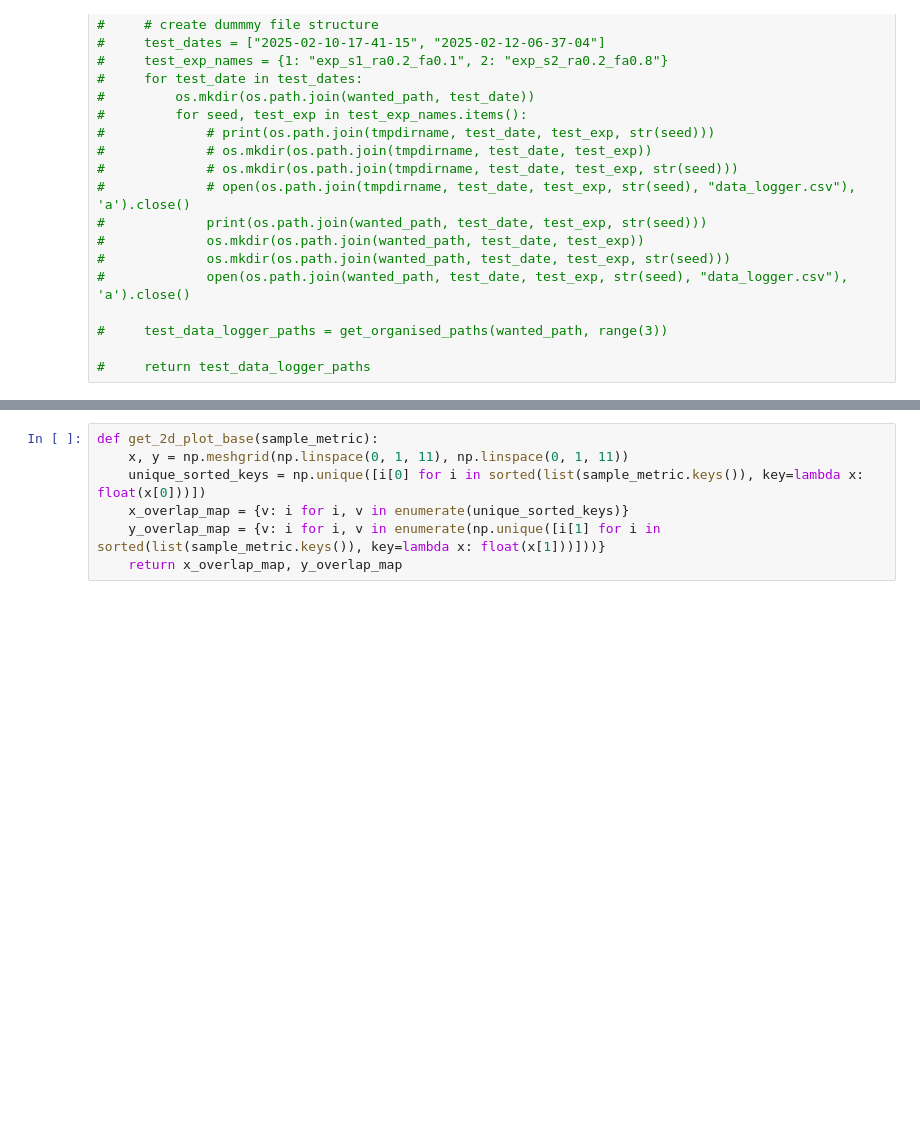
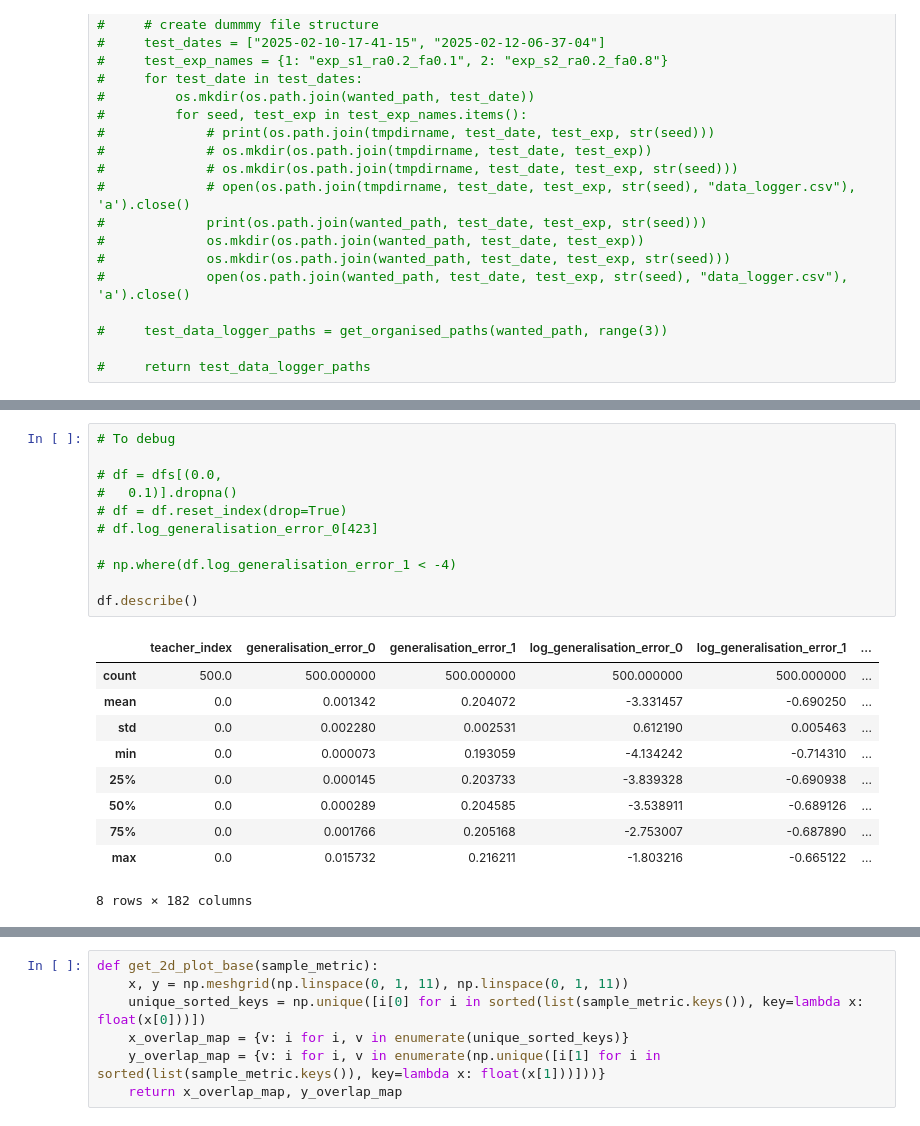
Before and after one commit to Lisa-ach/student_teacher_catastrophic, a Jupyter notebook: notes/Experiment2/Figure5.ipynb, the cells around one changed output, grey strips where cells are left out. Drawn from its saved outputs; the diff is of its cells as text; blank space fills up the shorter version.

```diff
--- a/notes/Experiment2/Figure5.ipynb
+++ b/notes/Experiment2/Figure5.ipynb
@@ -160,0 +142,22 @@ def get_metrics(df_paths, switch_step, final_step, threshold=None, second_task_c
+# %%
+# To debug
+
+# df = dfs[(0.0,
+#   0.1)].dropna()
+# df = df.reset_index(drop=True)
+# df.log_generalisation_error_0[423]
+
+# np.where(df.log_generalisation_error_1 < -4)
+
+df.describe()
+# %% [output]
+|  | teacher_index | generalisation_error_0 | generalisation_error_1 | log_generalisation_error_0 | log_generalisation_error_1 | ... |
+| count | 500.0 | 500.000000 | 500.000000 | 500.000000 | 500.000000 | ... |
+| mean | 0.0 | 0.001342 | 0.204072 | -3.331457 | -0.690250 | ... |
+| std | 0.0 | 0.002280 | 0.002531 | 0.612190 | 0.005463 | ... |
+| min | 0.0 | 0.000073 | 0.193059 | -4.134242 | -0.714310 | ... |
+| 25% | 0.0 | 0.000145 | 0.203733 | -3.839328 | -0.690938 | ... |
+| 50% | 0.0 | 0.000289 | 0.204585 | -3.538911 | -0.689126 | ... |
+| 75% | 0.0 | 0.001766 | 0.205168 | -2.753007 | -0.687890 | ... |
+| max | 0.0 | 0.015732 | 0.216211 | -1.803216 | -0.665122 | ... |
+8 rows × 182 columns
```
Also changed, not shown: parts of 6 cells of this notebook.
